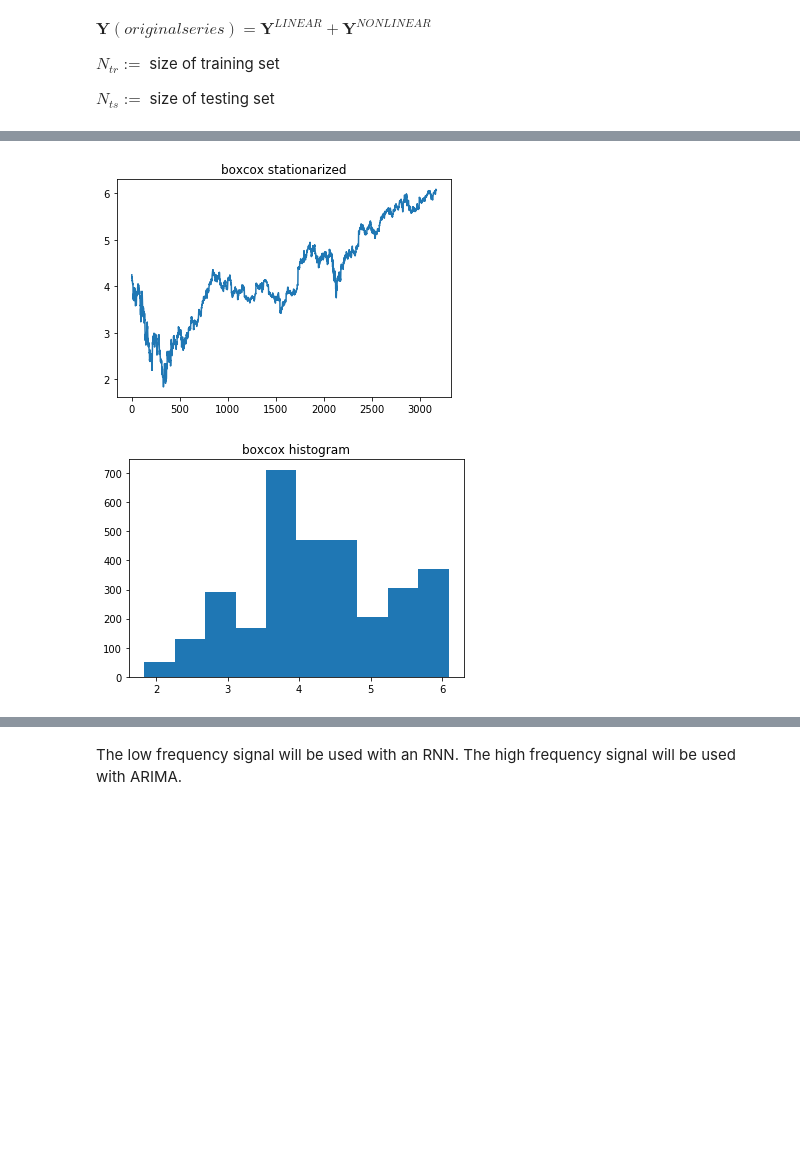
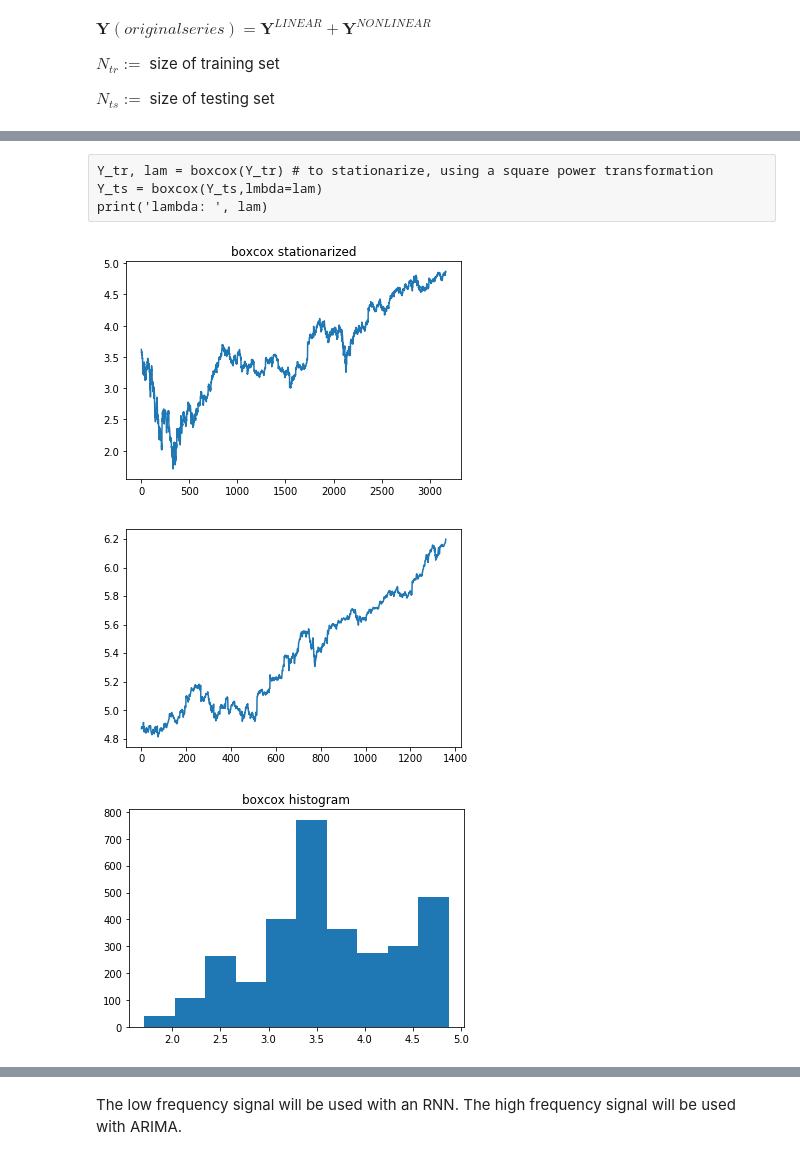
Before and after one commit to KalielWilliamson/wavelet_arima_rnn_forecast, a Jupyter notebook: dwt_ann_arima_stock_forecast.ipynb, the cells around one changed output, grey strips where cells are left out. Cells and saved outputs as stored; diff of their text form; code cells hidden in the pictures; blank space fills up the shorter version.

```diff
--- a/dwt_ann_arima_stock_forecast.ipynb
+++ b/dwt_ann_arima_stock_forecast.ipynb
@@ -108,3 +108,6 @@ $ \textbf{Y}(original series) = \textbf{Y}^{LINEAR} + \textbf{Y}^{NONLINEAR}$
 $ N_{tr} :=$ size of training set
 
 $ N_{ts} :=$ size of testing set
+# %%
+Y, lam = boxcox(Data['Close']) # to stationarize, using a square power transformation
+print('lambda: ', lam)
@@ -120,3 +127,0 @@ Y_ts = Y[N_tr:N:]
-# %%
-Y_tr, lam = boxcox(Y_tr) # to stationarize, using a square power transformation
-print('lambda: ', lam)
@@ -125,15 +136,22 @@ lambda:  0.030056471716460552
+# %% [raw]
+Y_tr, lam = boxcox(Y_tr) # to stationarize, using a square power transformation
+Y_ts = boxcox(Y_ts,lmbda=lam)
+print('lambda: ', lam)
 # %%
 plt.figure()
 plt.title('boxcox stationarized')
 plt.plot(Y_tr)
 plt.show()
+plt.plot(Y_ts)
+plt.show()
 # %% [output]
-[figure, old version]
+[figure, new version]
+[figure, added]
 # %%
 plt.figure
 plt.title('boxcox histogram')
 plt.hist(Y_tr)
 plt.show()#seems to be just a log power
 # %% [output]
-[figure, old version]
+[figure, new version]
 # %%
```
Also changed, not shown: parts of 29 cells of this notebook.
